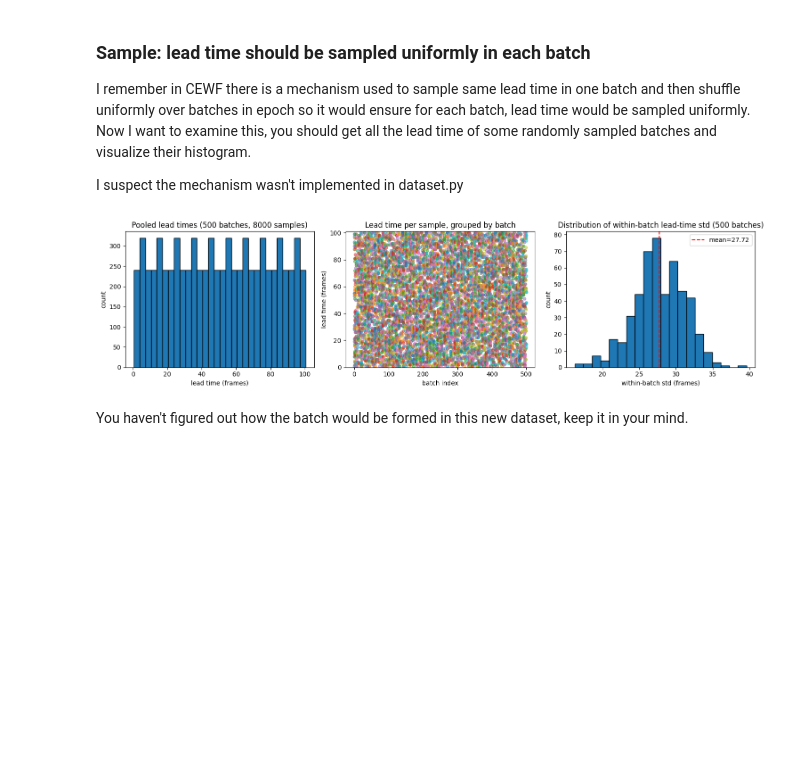
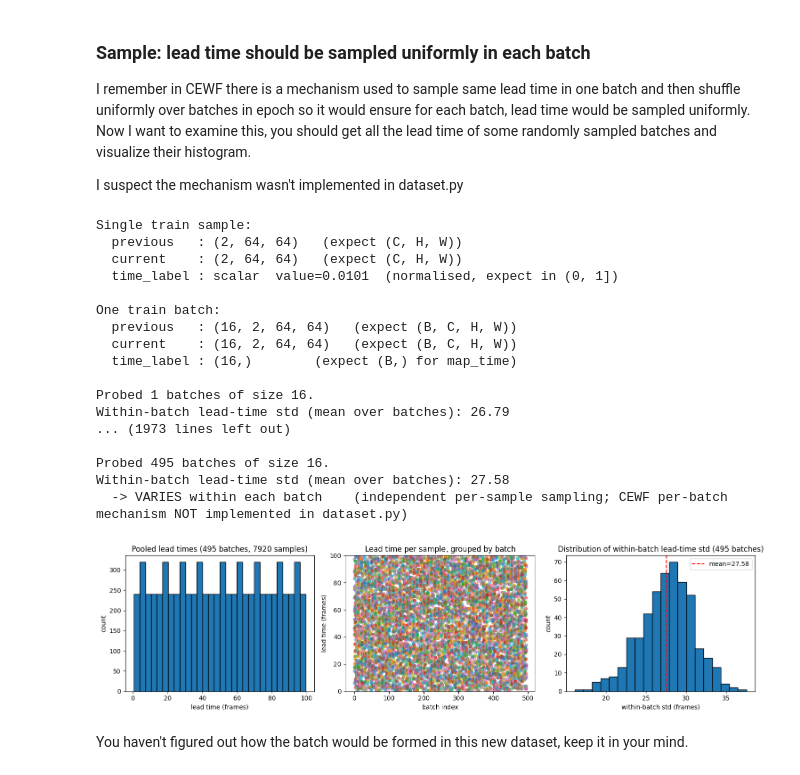
Before and after one commit to path2morepro/Thesis-Work-Extension-from-latent-space-noise, a Jupyter notebook: Condition_model/trainCondDiffusion.ipynb, the cells around one changed output. Drawn from its saved outputs; the diff is of its cells as text; code cells hidden in the pictures; blank space fills up the shorter version.

```diff
--- a/Condition_model/trainCondDiffusion.ipynb
+++ b/Condition_model/trainCondDiffusion.ipynb
@@ -93,39 +93,96 @@ I remember in CEWF there is a mechanism used to sample same lead time in one bat
 
 I suspect the mechanism wasn't implemented in dataset.py
 # %%
+# ── 3.1 Dataset Sanity Check ────────────────────────────────────────────────
+# --- Part 1: Dimensions -----------------------------------------------------
+prev, curr, tl = train_dataset[0]
+print("Single train sample:")
+print(f"  previous   : {tuple(prev.shape)}   (expect (C, H, W))")
+print(f"  current    : {tuple(curr.shape)}   (expect (C, H, W))")
+print(f"  time_label : {'scalar' if tl.ndim == 0 else tuple(tl.shape)}"
+f"  value={tl.item():.4f}  (normalised, expect in (0, 1])")
+b_prev, b_curr, b_tl = next(iter(train_loader))
+print("\nOne train batch:")
+print(f"  previous   : {tuple(b_prev.shape)}   (expect (B, C, H, W))")
+print(f"  current    : {tuple(b_curr.shape)}   (expect (B, C, H, W))")
+print(f"  time_label : {tuple(b_tl.shape)}        (expect (B,) for map_time)")
+# --- Part 2: Lead-time distribution within / across batches -----------------
+# CEWF's DynamicKBatchSampler draws ONE lead time per batch, then varies it
+# across batches  ->  within-batch leads CONSTANT, pooled leads ~uniform.
+# SQGLeadTimeDataset draws an INDEPENDENT lead in every __getitem__
+#                    ->  within-batch leads VARY.
+# This cell measures which behaviour we actually have.
+hpf     = train_dataset.hours_per_frame   # hours per frame
+mh      = train_dataset.max_horizon       # normalisation constant (hours)
+n_leads = int(round(mh / hpf))            # number of discrete lead values (frames)
+# probe a handful of batches (single-process loader so it spins up fast)
+probe_loader = DataLoader(train_dataset, batch_size=BATCH_SIZE, shuffle=True, num_workers=0)
+batch_leads  = []   # one int-array of lead times (in frames) per batch
+for _, _, tl in probe_loader:
+    # recover the integer lead in frames from the normalised label
+    batch_leads.append((tl.numpy() * mh / hpf).round().astype(int))
+    n_collected = len(batch_leads)
+    within_batch_std = np.array([lb.std() for lb in batch_leads])
+    print(f"\nProbed {n_collected} batches of size {BATCH_SIZE}.")
+    print(f"Within-batch lead-time std (mean over batches): {within_batch_std.mean():.2f}")
+    if np.allclose(within_batch_std, 0):
+        print("  -> CONSTANT within each batch  (CEWF per-batch mechanism ACTIVE)")
+    else:
+        print("  -> VARIES within each batch    (independent per-sample sampling;"
+" CEWF per-batch mechanism NOT implemented in dataset.py)")
+
+
+
 fig, axes = plt.subplots(1, 3, figsize=(15, 4))
 
 # (a) pooled lead times -> should be ~uniform over [1, n_leads] frames
 all_leads = np.concatenate(batch_leads)
 axes[0].hist(all_leads, bins=min(n_leads, 30), range=(0.5, n_leads + 0.5),
              edgecolor='black')
 axes[0].set_xlabel('lead time (frames)')
 axes[0].set_ylabel('count')
 axes[0].set_title(f'Pooled lead times ({n_collected} batches, {all_leads.size} samples)')
 
 # (b) per-sample lead time grouped by batch -> reveals within-batch structure
 for bi, lb in enumerate(batch_leads):
     axes[1].scatter(np.full_like(lb, bi), lb, alpha=0.5, s=20)
 axes[1].set_xlabel('batch index')
 axes[1].set_ylabel('lead time (frames)')
 axes[1].set_title('Lead time per sample, grouped by batch')
 axes[1].set_ylim(0, n_leads + 1)
 if n_leads <= 20:
     axes[1].set_yticks(range(1, n_leads + 1))
 
 # (c) histogram of within-batch standard deviation
 axes[2].hist(within_batch_std, bins=20, edgecolor='black')
 axes[2].set_xlabel('within-batch std (frames)')
 axes[2].set_ylabel('count')
 axes[2].set_title(f'Distribution of within-batch lead-time std ({n_collected} batches)')
 axes[2].axvline(within_batch_std.mean(), color='red', linestyle='--',
                 label=f'mean={within_batch_std.mean():.2f}')
 axes[2].legend()
 
 plt.tight_layout()
 plt.show()
 # %% [output]
+Single train sample:
+  previous   : (2, 64, 64)   (expect (C, H, W))
+  current    : (2, 64, 64)   (expect (C, H, W))
+  time_label : scalar  value=0.0101  (normalised, expect in (0, 1])
+
+One train batch:
+  previous   : (16, 2, 64, 64)   (expect (B, C, H, W))
+  current    : (16, 2, 64, 64)   (expect (B, C, H, W))
+  time_label : (16,)        (expect (B,) for map_time)
+
+Probed 1 batches of size 16.
+Within-batch lead-time std (mean over batches): 26.79
+... (1973 lines left out)
+
+Probed 495 batches of size 16.
+Within-batch lead-time std (mean over batches): 27.58
+  -> VARIES within each batch    (independent per-sample sampling; CEWF per-batch mechanism NOT implemented in dataset.py)
-[figure, old version]
+[figure, new version]
 # %% [markdown]
 You haven't figured out how the batch would be formed in this new dataset, keep it in your mind.
 # %% [markdown]
```
Also changed, not shown: parts of 3 cells of this notebook, 16 other files.
